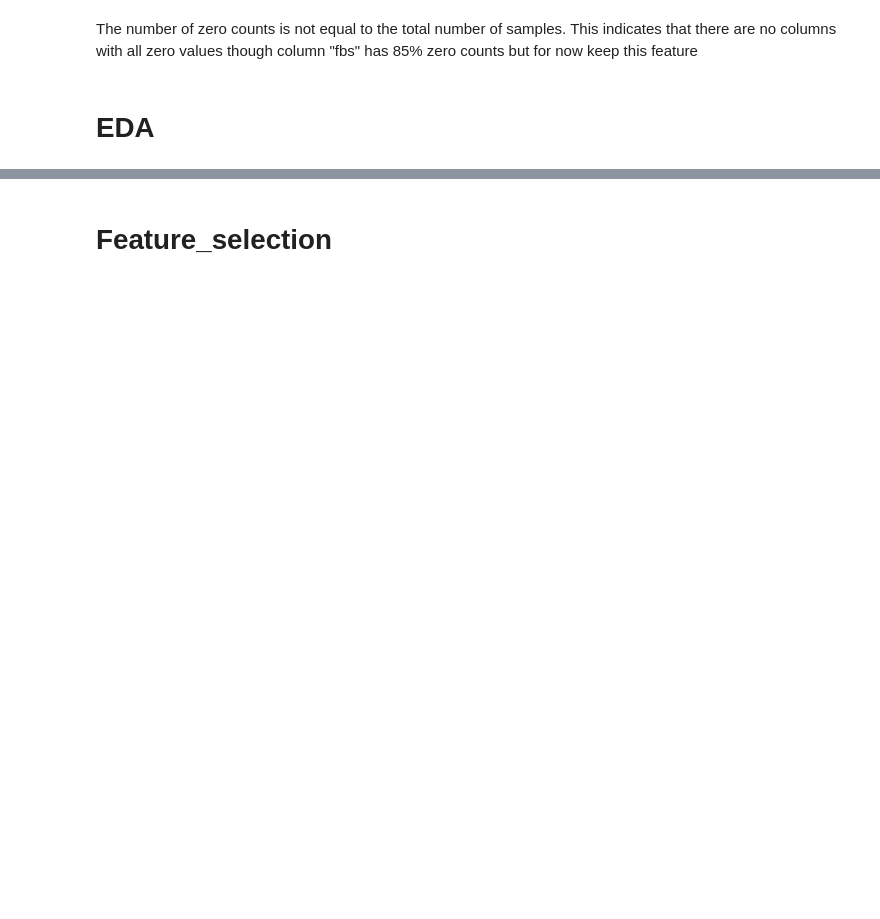
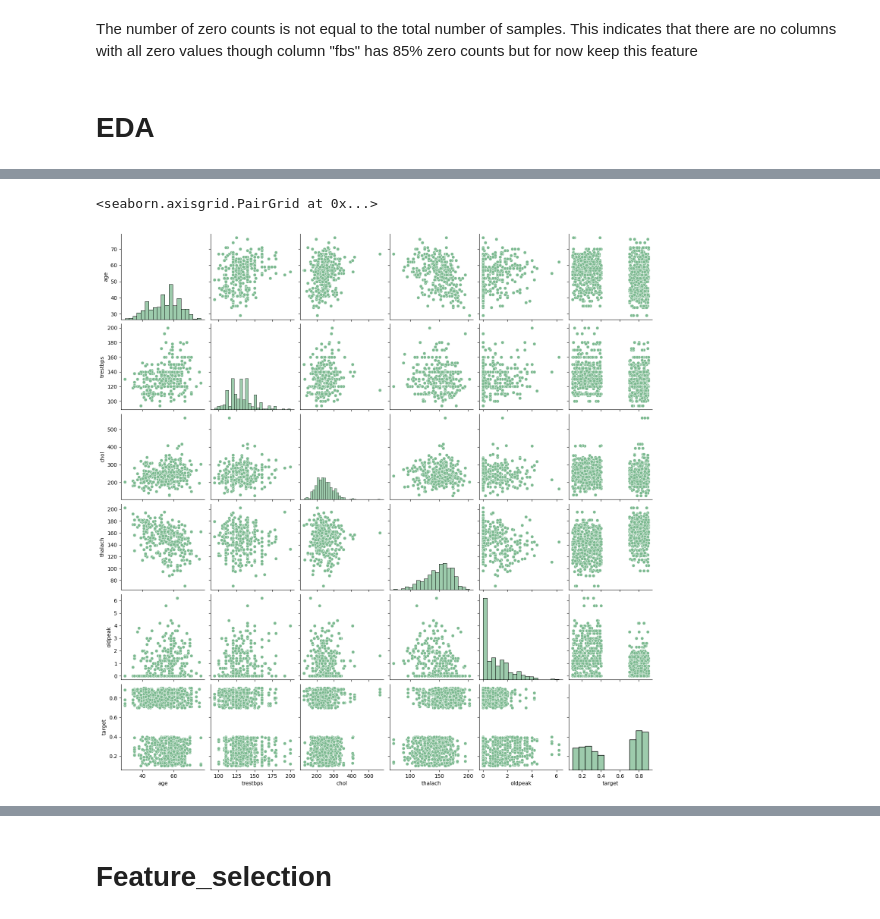
Before and after one commit to surajjagtap8604/Machine_learning_scikit, a Jupyter notebook: datacentric_approch/notebook/heart_v1.ipynb, the cells around one changed output, grey strips where cells are left out. Drawn from its saved outputs; the diff is of its cells as text; code cells hidden in the pictures; blank space fills up the shorter version.

```diff
--- a/datacentric_approch/notebook/heart_v1.ipynb
+++ b/datacentric_approch/notebook/heart_v1.ipynb
@@ -65,6 +146,9 @@ for i in data.columns:
     if column_type[i] == "numerical":
         numerical_column.append(i)
 # %%
-sns.pairplot(data = data_scaled[numerical_column])
+sns.pairplot(data = data[numerical_column])
+# %% [output]
+<seaborn.axisgrid.PairGrid at 0x...>
+[figure, added]
 # %%
 print(pd.DataFrame(list(column_type.items()), columns=["columns","type"]))
```
Also changed, not shown: parts of 40 cells of this notebook.
